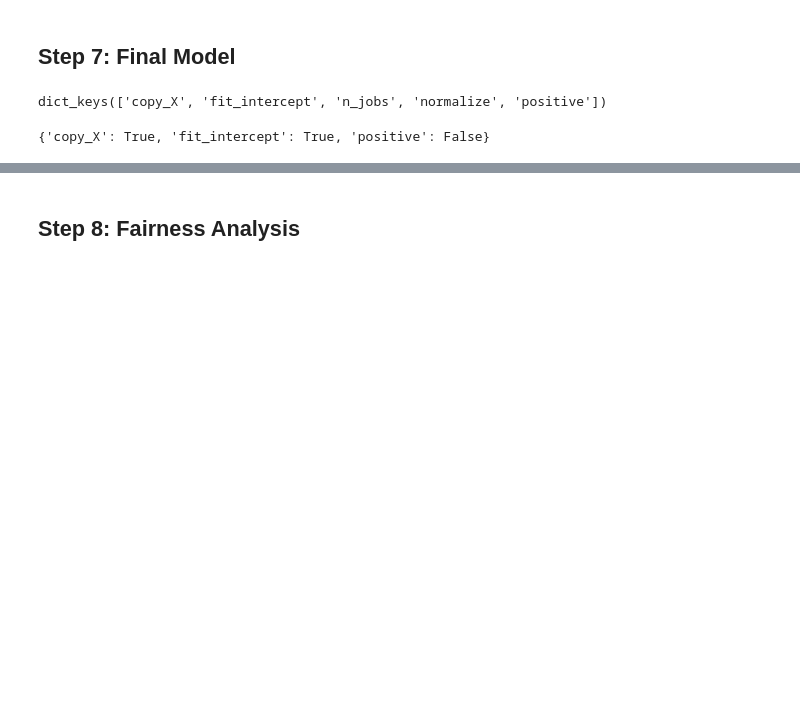
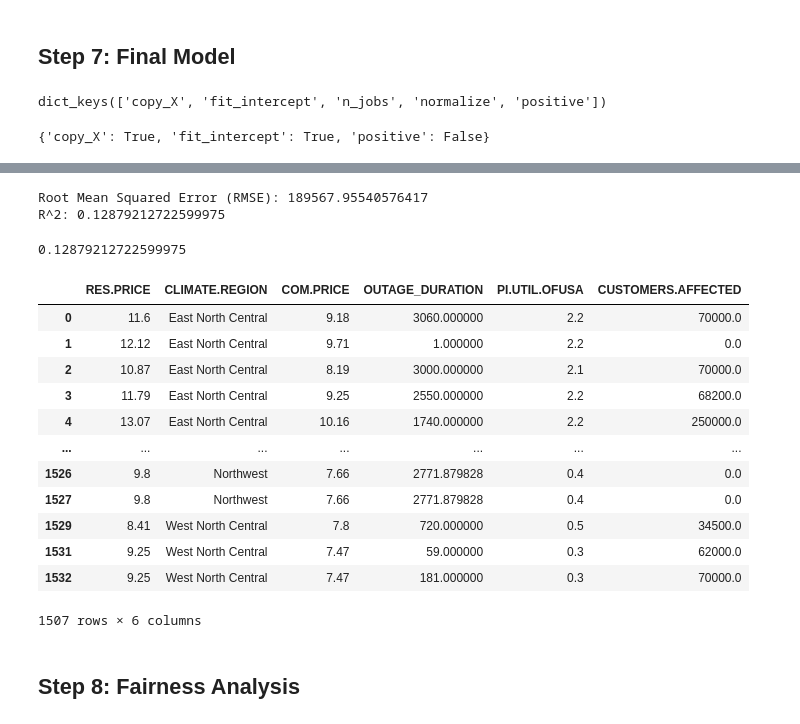
Before and after one commit to SamuelKao/Power-Outage-Research, a Jupyter notebook: template.ipynb, the cells around one changed output, grey strips where cells are left out. Cells and saved outputs as stored; diff of their text form; code cells hidden in the pictures; blank space fills up the shorter version.

```diff
--- a/template.ipynb
+++ b/template.ipynb
@@ -827,3 +907,37 @@ final_linear_reg.score(X_train_transformed, y_train)
+# %%
+y_pred = pipeline1.predict(X_test1)
+#R^2
+r_squared = r2_score(y_test1, y_pred)
+# Calculate mean squared error
+mse = mean_squared_error(y_test1, y_pred,squared=False)
+
+# Calculate root mean squared error
+print("Root Mean Squared Error (RMSE):", mse)
+print("R^2:", r_squared)
+# %% [output]
+Root Mean Squared Error (RMSE): 189567.95540576417
+R^2: 0.12879212722599975
+# %%
+r2=pipeline1.score(X_test1, y_test1)
+r2
+# %% [output]
+0.12879212722599975
+# %%
+linear_outages1
+# %% [output]
+|  | RES.PRICE | CLIMATE.REGION | COM.PRICE | OUTAGE_DURATION | PI.UTIL.OFUSA | CUSTOMERS.AFFECTED |
+| 0 | 11.6 | East North Central | 9.18 | 3060.000000 | 2.2 | 70000.0 |
+| 1 | 12.12 | East North Central | 9.71 | 1.000000 | 2.2 | 0.0 |
+| 2 | 10.87 | East North Central | 8.19 | 3000.000000 | 2.1 | 70000.0 |
+| 3 | 11.79 | East North Central | 9.25 | 2550.000000 | 2.2 | 68200.0 |
+| 4 | 13.07 | East North Central | 10.16 | 1740.000000 | 2.2 | 250000.0 |
+| ... | ... | ... | ... | ... | ... | ... |
+| 1526 | 9.8 | Northwest | 7.66 | 2771.879828 | 0.4 | 0.0 |
+| 1527 | 9.8 | Northwest | 7.66 | 2771.879828 | 0.4 | 0.0 |
+| 1529 | 8.41 | West North Central | 7.8 | 720.000000 | 0.5 | 34500.0 |
+| 1531 | 9.25 | West North Central | 7.47 | 59.000000 | 0.3 | 62000.0 |
+| 1532 | 9.25 | West North Central | 7.47 | 181.000000 | 0.3 | 70000.0 |
+1507 rows × 6 columns
 # %% [markdown]
 ## Step 8: Fairness Analysis
 # %%
```
Also changed, not shown: parts of 21 cells of this notebook.
